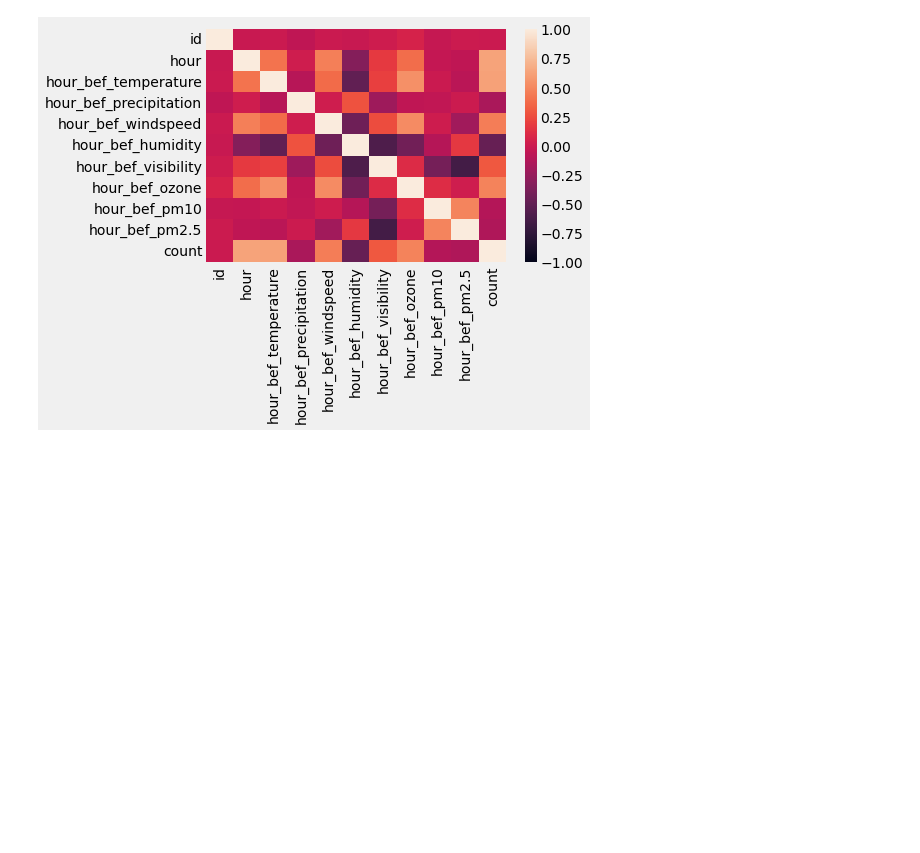
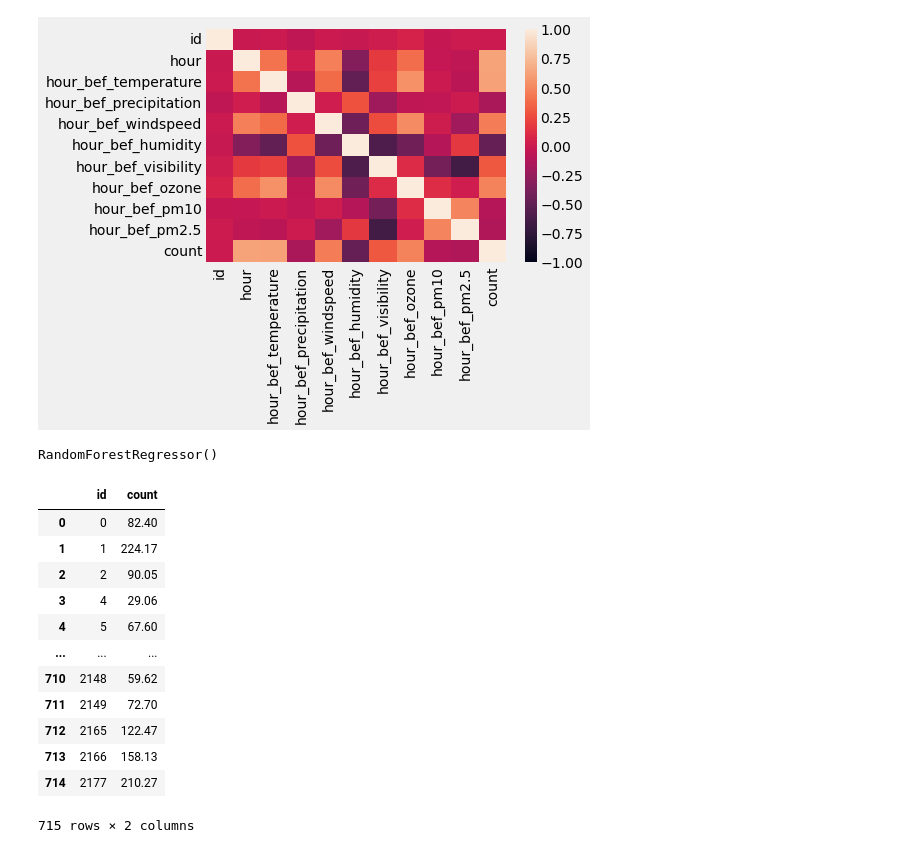
Before and after one commit to chanilkim/chanilkim.github.io, a Jupyter notebook: 베이스라인_코드.ipynb, the cells around one changed output. Saved outputs shown, nothing was run; the diff lists cells and outputs as text; code cells hidden in the pictures; blank space fills up the shorter version.

```diff
--- a/베이스라인_코드.ipynb
+++ b/베이스라인_코드.ipynb
@@ -273,3 +261,32 @@ sns.heatmap(xf,vmin=-1,vmax=1)
 # %% [output]
 <matplotlib.axes._subplots.AxesSubplot at 0x...>
 [figure]
+# %%
+model=RandomForestRegressor(n_estimators=100)
+# %%
+train_x = train.drop(['count','id','hour_bef_precipitation'],axis = 1)
+train_y = train['count']
+# %%
+model.fit(train_x, train_y)
+# %% [output]
+RandomForestRegressor()
+# %%
+test.fillna(0,inplace = True)
+test_x = test.drop(['id','hour_bef_precipitation'],axis = 1)
+pred = model.predict(test_x)
+submission['count'] = pred
+submission
+# %% [output]
+|  | id | count |
+| 0 | 0 | 82.40 |
+| 1 | 1 | 224.17 |
+| 2 | 2 | 90.05 |
+| 3 | 4 | 29.06 |
+| 4 | 5 | 67.60 |
+| ... | ... | ... |
+| 710 | 2148 | 59.62 |
+| 711 | 2149 | 72.70 |
+| 712 | 2165 | 122.47 |
+| 713 | 2166 | 158.13 |
+| 714 | 2177 | 210.27 |
+715 rows × 2 columns
```
Also changed, not shown: parts of 3 cells of this notebook.
